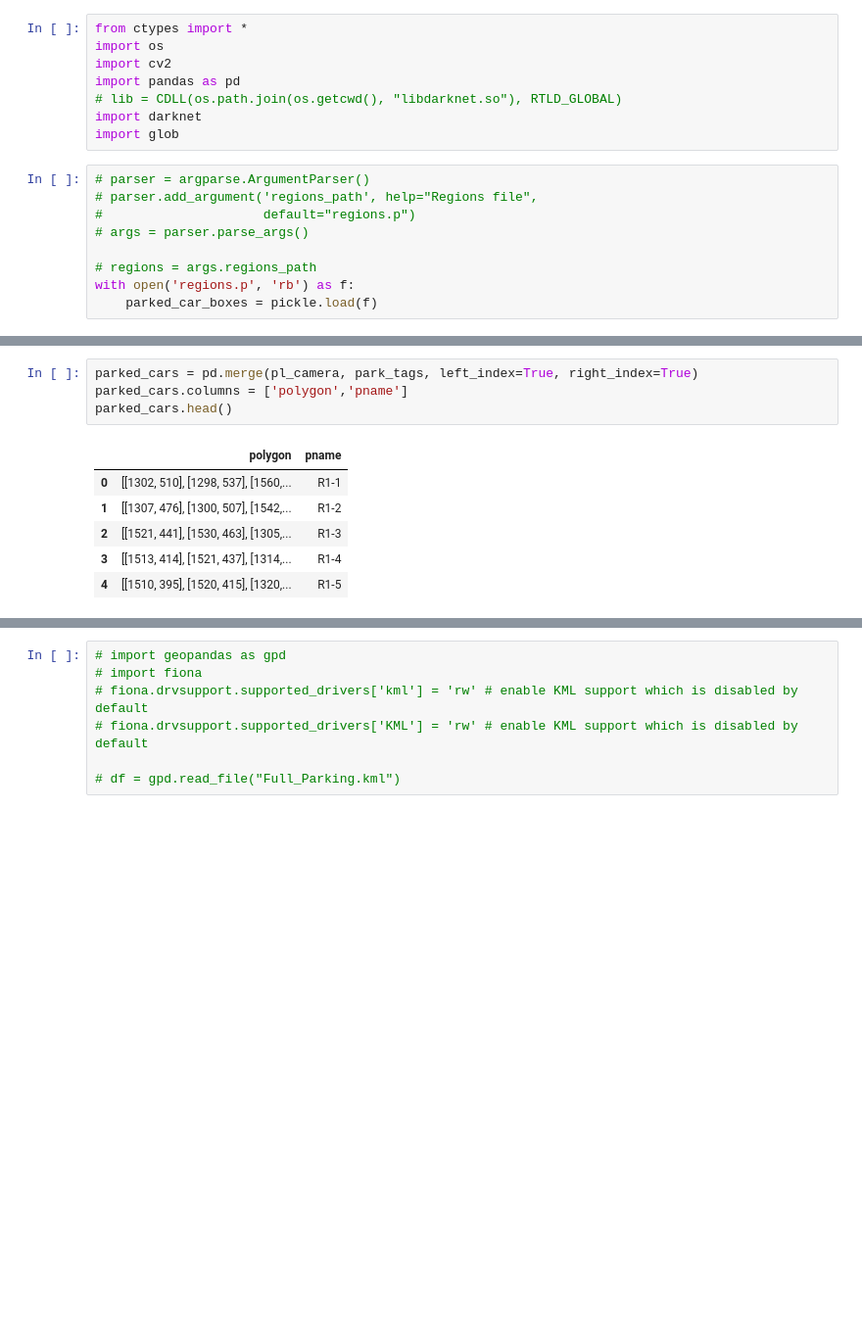
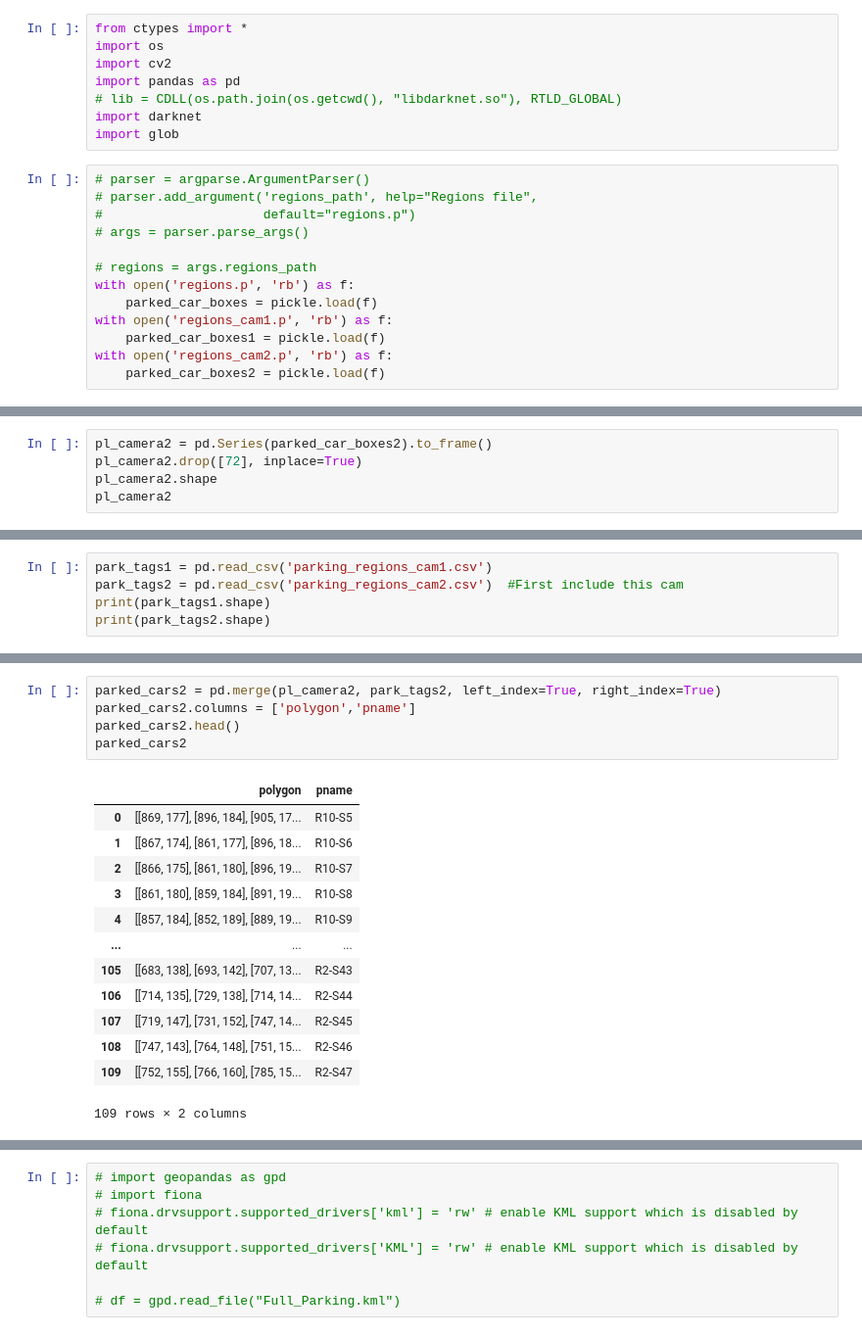
Before and after one commit to LiquidGalaxyLAB/FPVT, a Jupyter notebook: AI Model/YOLO_v4.ipynb, the cells around one changed output, grey strips where cells are left out. Shown at 98% size. Saved outputs shown, nothing was run; the diff lists cells and outputs as text; blank space fills up the shorter version.

Commit message:
Split into 2 cameras

```diff
--- a/AI Model/YOLO_v4.ipynb
+++ b/AI Model/YOLO_v4.ipynb
@@ -546,3 +529,7 @@ import glob
 # regions = args.regions_path
 with open('regions.p', 'rb') as f:
     parked_car_boxes = pickle.load(f)
+with open('regions_cam1.p', 'rb') as f:
+    parked_car_boxes1 = pickle.load(f)
+with open('regions_cam2.p', 'rb') as f:
+    parked_car_boxes2 = pickle.load(f)
@@ -559,0 +575,5 @@ print(park_tags.shape)
+# %%
+pl_camera2 = pd.Series(parked_car_boxes2).to_frame()
+pl_camera2.drop([72], inplace=True)
+pl_camera2.shape
+pl_camera2
@@ -559,0 +600,5 @@ print(park_tags.shape)
+# %%
+park_tags1 = pd.read_csv('parking_regions_cam1.csv')
+park_tags2 = pd.read_csv('parking_regions_cam2.csv')  #First include this cam
+print(park_tags1.shape)
+print(park_tags2.shape)
@@ -560,11 +615,19 @@ print(park_tags.shape)
 # %%
-parked_cars = pd.merge(pl_camera, park_tags, left_index=True, right_index=True)
-parked_cars.columns = ['polygon','pname']
-parked_cars.head()
+parked_cars2 = pd.merge(pl_camera2, park_tags2, left_index=True, right_index=True)
+parked_cars2.columns = ['polygon','pname']
+parked_cars2.head()
+parked_cars2
 # %% [output]
 |  | polygon | pname |
-| 0 | [[1302, 510], [1298, 537], [1560,... | R1-1 |
-| 1 | [[1307, 476], [1300, 507], [1542,... | R1-2 |
-| 2 | [[1521, 441], [1530, 463], [1305,... | R1-3 |
-| 3 | [[1513, 414], [1521, 437], [1314,... | R1-4 |
-| 4 | [[1510, 395], [1520, 415], [1320,... | R1-5 |
+| 0 | [[869, 177], [896, 184], [905, 17... | R10-S5 |
+| 1 | [[867, 174], [861, 177], [896, 18... | R10-S6 |
+| 2 | [[866, 175], [861, 180], [896, 19... | R10-S7 |
+| 3 | [[861, 180], [859, 184], [891, 19... | R10-S8 |
+| 4 | [[857, 184], [852, 189], [889, 19... | R10-S9 |
+| ... | ... | ... |
+| 105 | [[683, 138], [693, 142], [707, 13... | R2-S43 |
+| 106 | [[714, 135], [729, 138], [714, 14... | R2-S44 |
+| 107 | [[719, 147], [731, 152], [747, 14... | R2-S45 |
+| 108 | [[747, 143], [764, 148], [751, 15... | R2-S46 |
+| 109 | [[752, 155], [766, 160], [785, 15... | R2-S47 |
+109 rows × 2 columns
```
Also changed, not shown: parts of 25 cells of this notebook, 8 other files.
